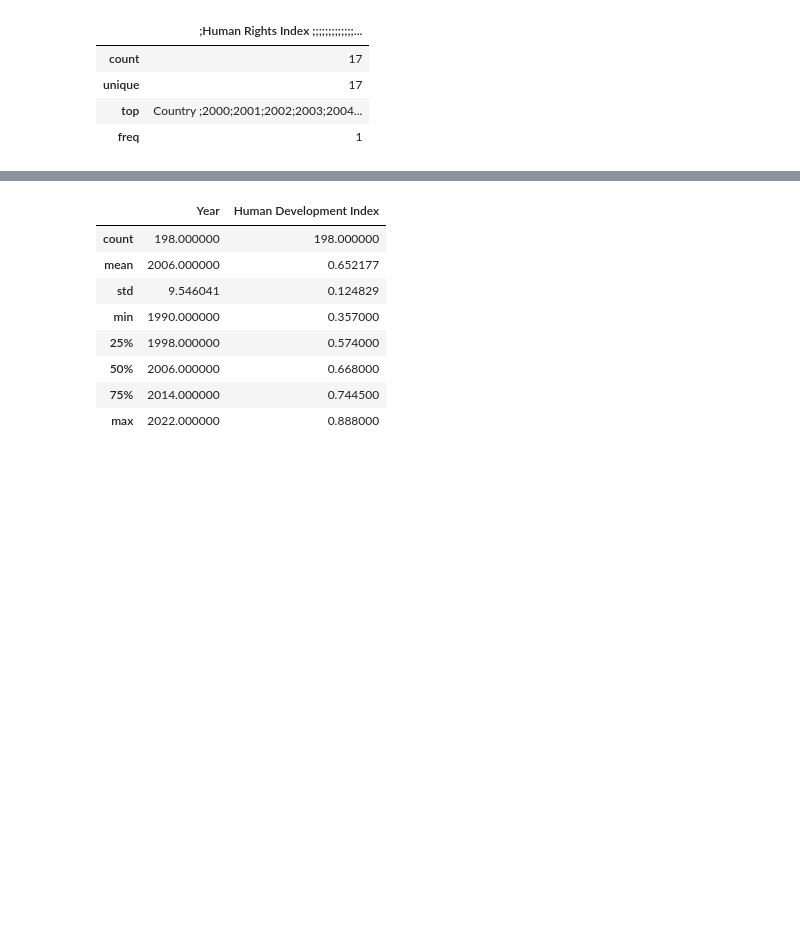
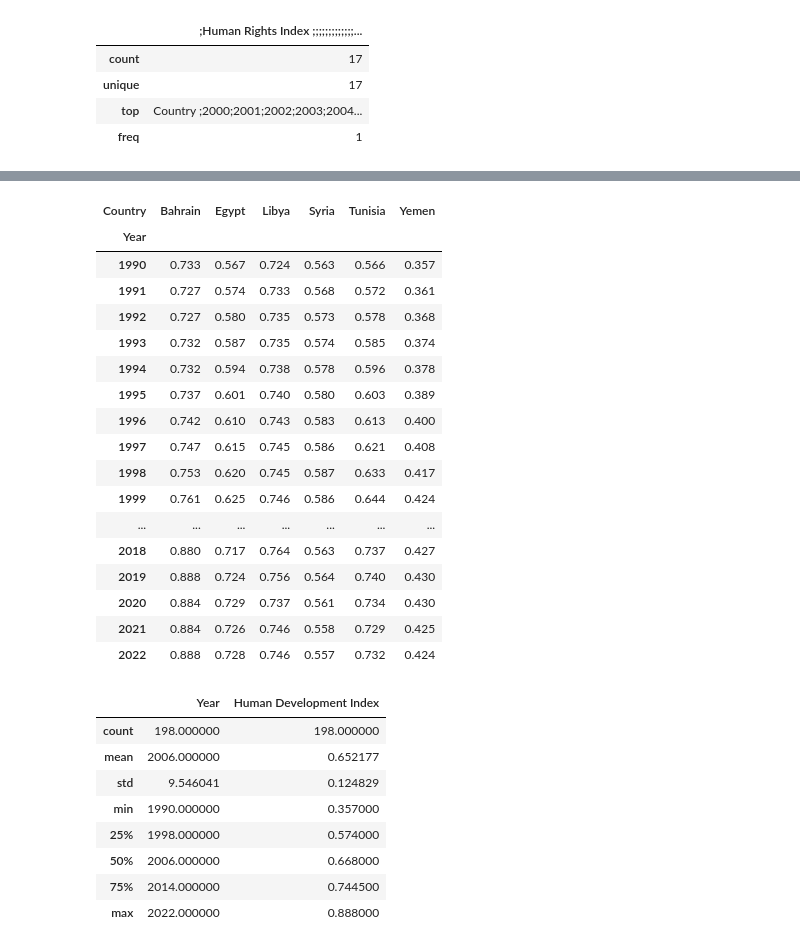
Before and after one commit to Josephmdlv/Final-work, a Jupyter notebook: Summary_statistics.ipynb, the cells around one changed output, grey strips where cells are left out. Cells and saved outputs as stored; diff of their text form; code cells hidden in the pictures; blank space fills up the shorter version.

```diff
--- a/Summary_statistics.ipynb
+++ b/Summary_statistics.ipynb
@@ -205,0 +207,5 @@ KeyError: "['Code'] not found in axis"
+# %%
+human_development_index = human_development_index.dropna(axis=1, how="all")
+if human_development_index["Year"].notna().all():
+    human_development_index["Year"] = human_development_index["Year"].astype(int)
+human_development_index
@@ -205,0 +226,2 @@ KeyError: "['Code'] not found in axis"
+# %%
+human_development_index["Year"] = human_development_index["Year"].astype(int)
@@ -206,3 +230,28 @@ KeyError: "['Code'] not found in axis"
+# %%
+human_development_index = human_development_index.drop_duplicates()
+# %%
+human_development_index = human_development_index.pivot(index="Year", columns="Country", values="HDI")
+human_development_index = human_development_index.sort_index().sort_index(axis=1)
+display (human_development_index)
+# %% [output]
+| Country | Bahrain | Egypt | Libya | Syria | Tunisia | Yemen |
+| Year |  |  |  |  |  |  |
+| 1990 | 0.733 | 0.567 | 0.724 | 0.563 | 0.566 | 0.357 |
+| 1991 | 0.727 | 0.574 | 0.733 | 0.568 | 0.572 | 0.361 |
+| 1992 | 0.727 | 0.580 | 0.735 | 0.573 | 0.578 | 0.368 |
+| 1993 | 0.732 | 0.587 | 0.735 | 0.574 | 0.585 | 0.374 |
+| 1994 | 0.732 | 0.594 | 0.738 | 0.578 | 0.596 | 0.378 |
+| 1995 | 0.737 | 0.601 | 0.740 | 0.580 | 0.603 | 0.389 |
+| 1996 | 0.742 | 0.610 | 0.743 | 0.583 | 0.613 | 0.400 |
+| 1997 | 0.747 | 0.615 | 0.745 | 0.586 | 0.621 | 0.408 |
+| 1998 | 0.753 | 0.620 | 0.745 | 0.587 | 0.633 | 0.417 |
+| 1999 | 0.761 | 0.625 | 0.746 | 0.586 | 0.644 | 0.424 |
+| ... | ... | ... | ... | ... | ... | ... |
+| 2018 | 0.880 | 0.717 | 0.764 | 0.563 | 0.737 | 0.427 |
+| 2019 | 0.888 | 0.724 | 0.756 | 0.564 | 0.740 | 0.430 |
+| 2020 | 0.884 | 0.729 | 0.737 | 0.561 | 0.734 | 0.430 |
+| 2021 | 0.884 | 0.726 | 0.746 | 0.558 | 0.729 | 0.425 |
+| 2022 | 0.888 | 0.728 | 0.746 | 0.557 | 0.732 | 0.424 |
 # %%
 sum_HDI = human_development_index.describe()
 display (sum_HDI)
```
Also changed, not shown: parts of 19 cells of this notebook.
